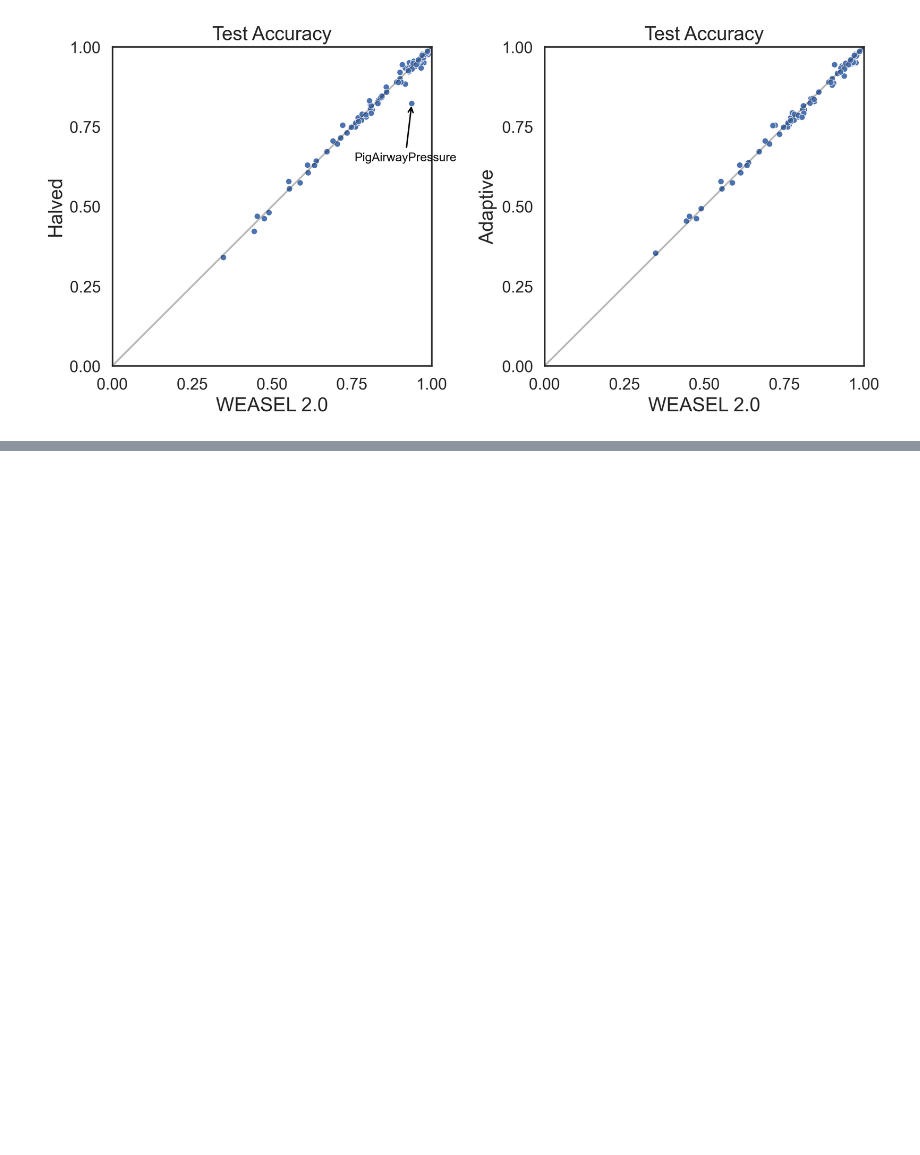
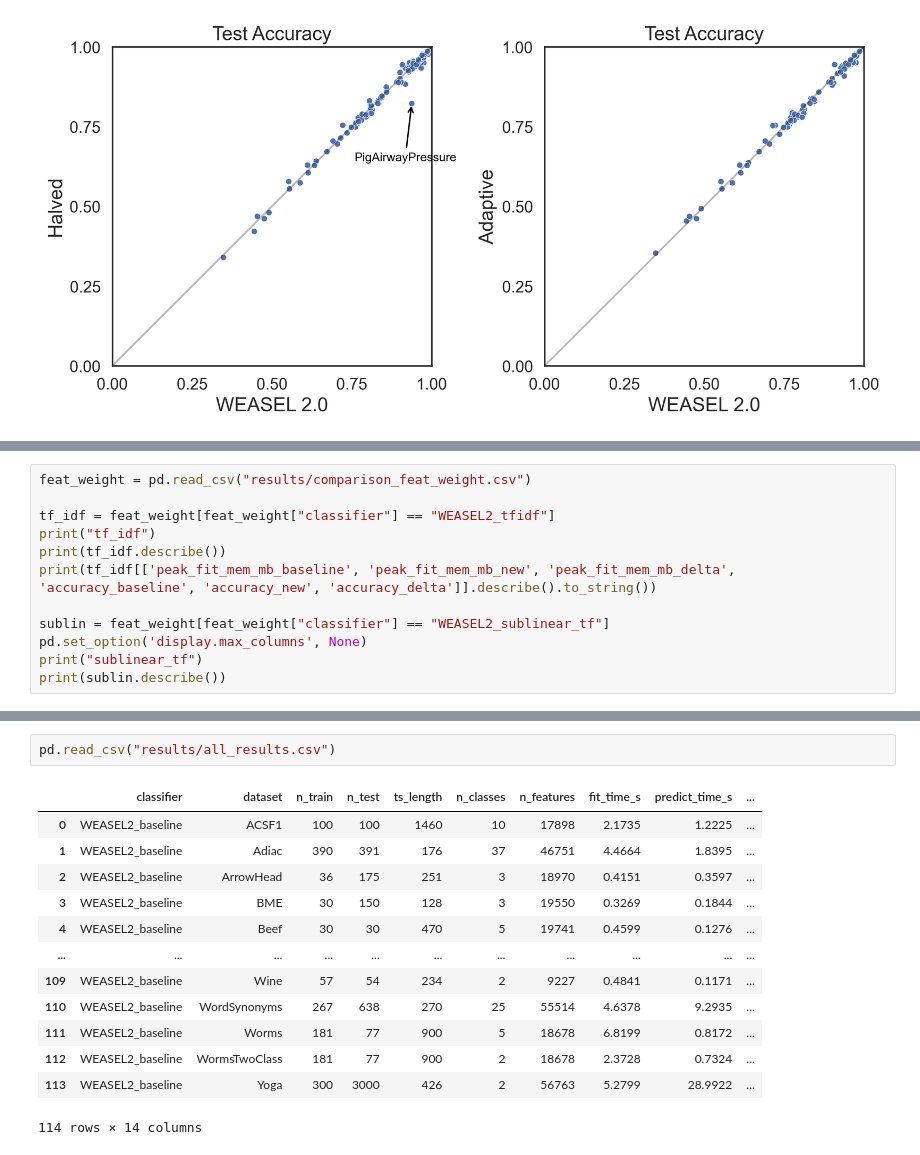
Before and after one commit to gerryc-0/Why-so-Time-Serious, a Jupyter notebook: experiments/report-visuals.ipynb, the cells around one changed output, grey strips where cells are left out. Cells and saved outputs as stored; diff of their text form; blank space fills up the shorter version.

```diff
--- a/experiments/report-visuals.ipynb
+++ b/experiments/report-visuals.ipynb
@@ -312,0 +348,12 @@ plt.show()
+# %%
+feat_weight = pd.read_csv("results/comparison_feat_weight.csv")
+
+tf_idf = feat_weight[feat_weight["classifier"] == "WEASEL2_tfidf"]
+print("tf_idf")
+print(tf_idf.describe())
+print(tf_idf[['peak_fit_mem_mb_baseline', 'peak_fit_mem_mb_new', 'peak_fit_mem_mb_delta', 'accuracy_baseline', 'accuracy_new', 'accuracy_delta']].describe().to_string())
+
+sublin = feat_weight[feat_weight["classifier"] == "WEASEL2_sublinear_tf"]
+pd.set_option('display.max_columns', None)
+print("sublinear_tf")
+print(sublin.describe())
@@ -312,0 +378,16 @@ plt.show()
+# %%
+pd.read_csv("results/all_results.csv")
+# %% [output]
+|  | classifier | dataset | n_train | n_test | ts_length | n_classes | n_features | fit_time_s | predict_time_s | ... |
+| 0 | WEASEL2_baseline | ACSF1 | 100 | 100 | 1460 | 10 | 17898 | 2.1735 | 1.2225 | ... |
+| 1 | WEASEL2_baseline | Adiac | 390 | 391 | 176 | 37 | 46751 | 4.4664 | 1.8395 | ... |
+| 2 | WEASEL2_baseline | ArrowHead | 36 | 175 | 251 | 3 | 18970 | 0.4151 | 0.3597 | ... |
+| 3 | WEASEL2_baseline | BME | 30 | 150 | 128 | 3 | 19550 | 0.3269 | 0.1844 | ... |
+| 4 | WEASEL2_baseline | Beef | 30 | 30 | 470 | 5 | 19741 | 0.4599 | 0.1276 | ... |
+| ... | ... | ... | ... | ... | ... | ... | ... | ... | ... | ... |
+| 109 | WEASEL2_baseline | Wine | 57 | 54 | 234 | 2 | 9227 | 0.4841 | 0.1171 | ... |
+| 110 | WEASEL2_baseline | WordSynonyms | 267 | 638 | 270 | 25 | 55514 | 4.6378 | 9.2935 | ... |
+| 111 | WEASEL2_baseline | Worms | 181 | 77 | 900 | 5 | 18678 | 6.8199 | 0.8172 | ... |
+| 112 | WEASEL2_baseline | WormsTwoClass | 181 | 77 | 900 | 2 | 18678 | 2.3728 | 0.7324 | ... |
+| 113 | WEASEL2_baseline | Yoga | 300 | 3000 | 426 | 2 | 56763 | 5.2799 | 28.9922 | ... |
+114 rows × 14 columns
```
Also changed, not shown: parts of 3 cells of this notebook.
